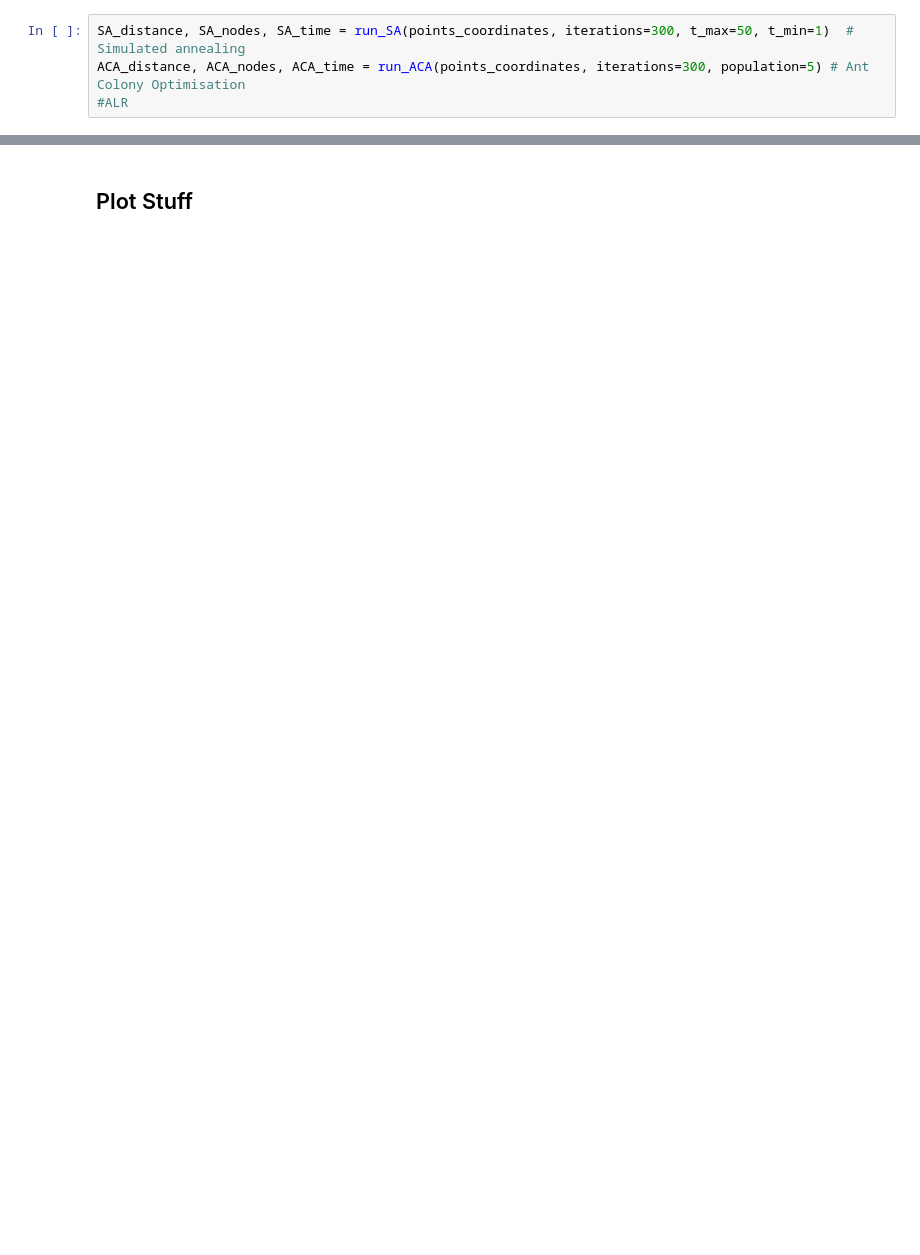
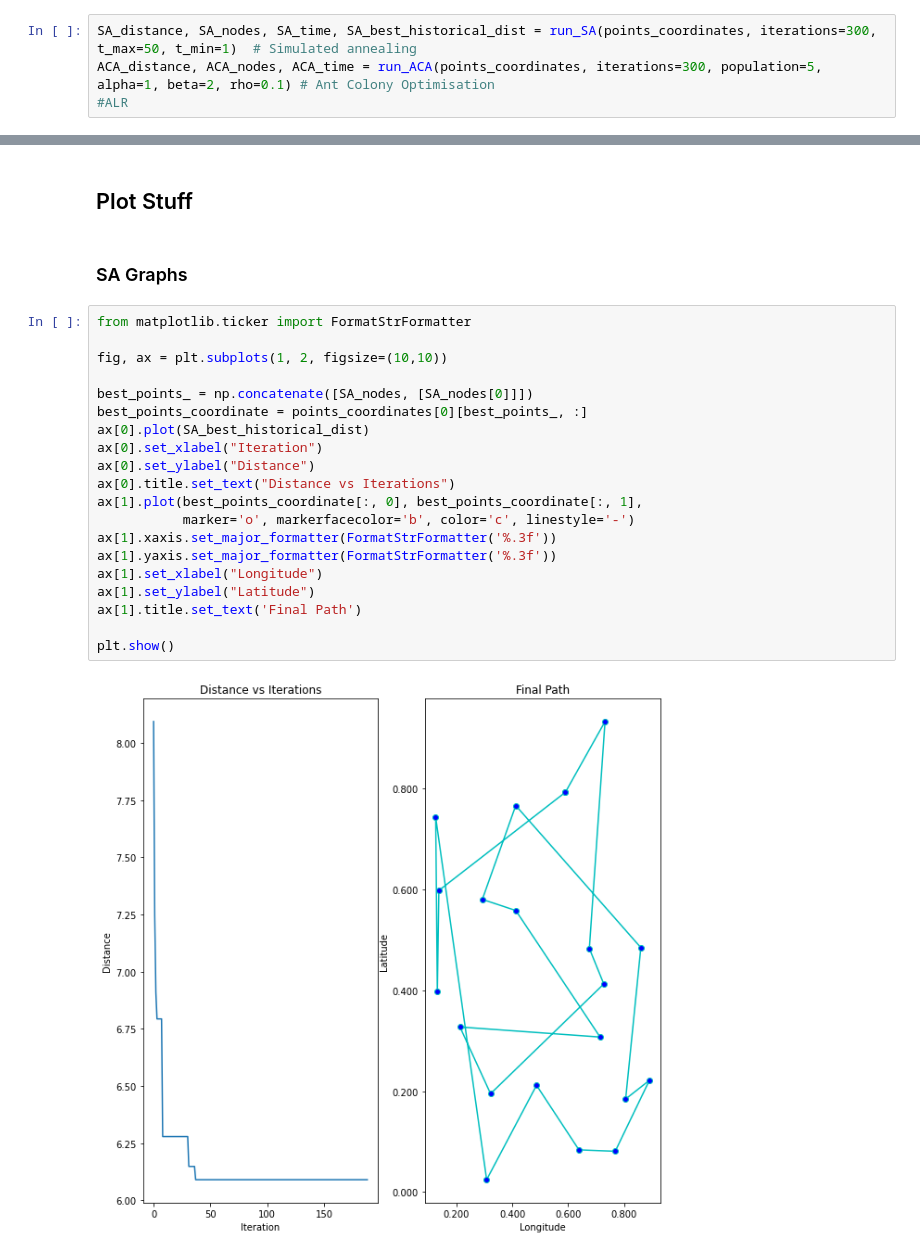
Before and after one commit to AI-Group-OC-CD-TM-JS/CS7IS2_GroupProject, a Jupyter notebook: notebook.ipynb, the cells around one changed output, grey strips where cells are left out. Cells and saved outputs as stored; diff of their text form; blank space fills up the shorter version.

Commit message:
SA Figures

```diff
--- a/notebook.ipynb
+++ b/notebook.ipynb
@@ -12,8 +13,8 @@ points_coordinates = np.random.uniform(size=(dataset_size, tsp_size, 2))
 # %% [markdown]
 ## Run Solutions
 # %%
-SA_distance, SA_nodes, SA_time = run_SA(points_coordinates, iterations=300, t_max=50, t_min=1)  # Simulated annealing
-ACA_distance, ACA_nodes, ACA_time = run_ACA(points_coordinates, iterations=300, population=5) # Ant Colony Optimisation
+SA_distance, SA_nodes, SA_time, SA_best_historical_dist = run_SA(points_coordinates, iterations=300, t_max=50, t_min=1)  # Simulated annealing
+ACA_distance, ACA_nodes, ACA_time = run_ACA(points_coordinates, iterations=300, population=5, alpha=1, beta=2, rho=0.1) # Ant Colony Optimisation
 #ALR
 # %%
 print(f"---- SIMULATED ANNEALING ----")
@@ -45,2 +46,26 @@ Total Time: 5.852415561676025
 # %% [markdown]
 ## Plot Stuff
+# %% [markdown]
+### SA Graphs
+# %%
+from matplotlib.ticker import FormatStrFormatter
+
+fig, ax = plt.subplots(1, 2, figsize=(10,10))
+
+best_points_ = np.concatenate([SA_nodes, [SA_nodes[0]]])
+best_points_coordinate = points_coordinates[0][best_points_, :]
+ax[0].plot(SA_best_historical_dist)
+ax[0].set_xlabel("Iteration")
+ax[0].set_ylabel("Distance")
+ax[0].title.set_text("Distance vs Iterations")
+ax[1].plot(best_points_coordinate[:, 0], best_points_coordinate[:, 1],
+           marker='o', markerfacecolor='b', color='c', linestyle='-')
+ax[1].xaxis.set_major_formatter(FormatStrFormatter('%.3f'))
+ax[1].yaxis.set_major_formatter(FormatStrFormatter('%.3f'))
+ax[1].set_xlabel("Longitude")
+ax[1].set_ylabel("Latitude")
+ax[1].title.set_text('Final Path')
+
+plt.show()
+# %% [output]
+[figure, added]
```
Also changed, not shown: parts of 2 cells of this notebook, 1 other file.
